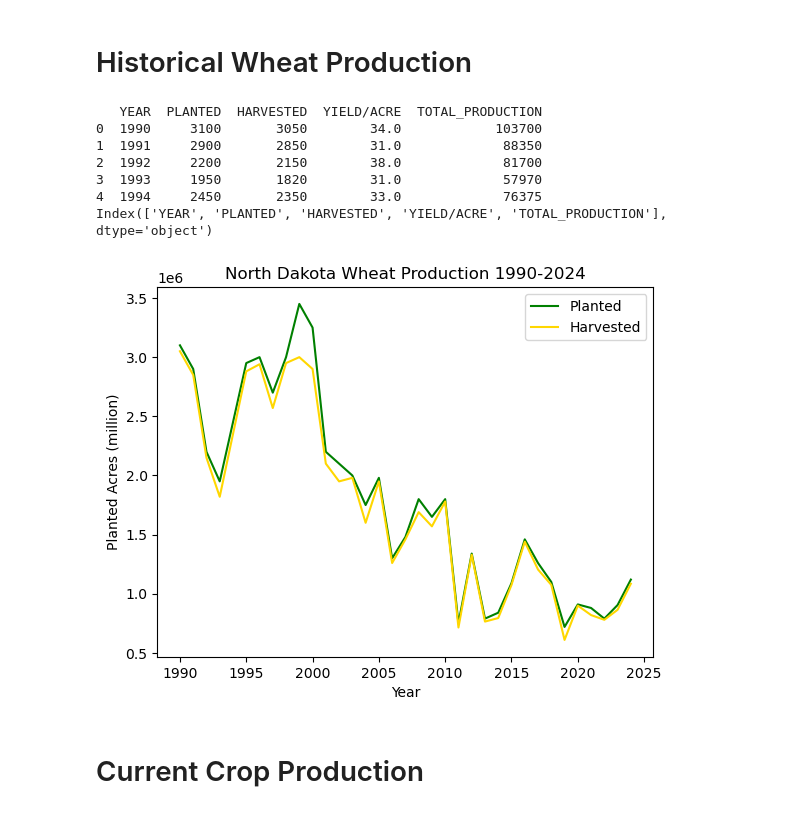
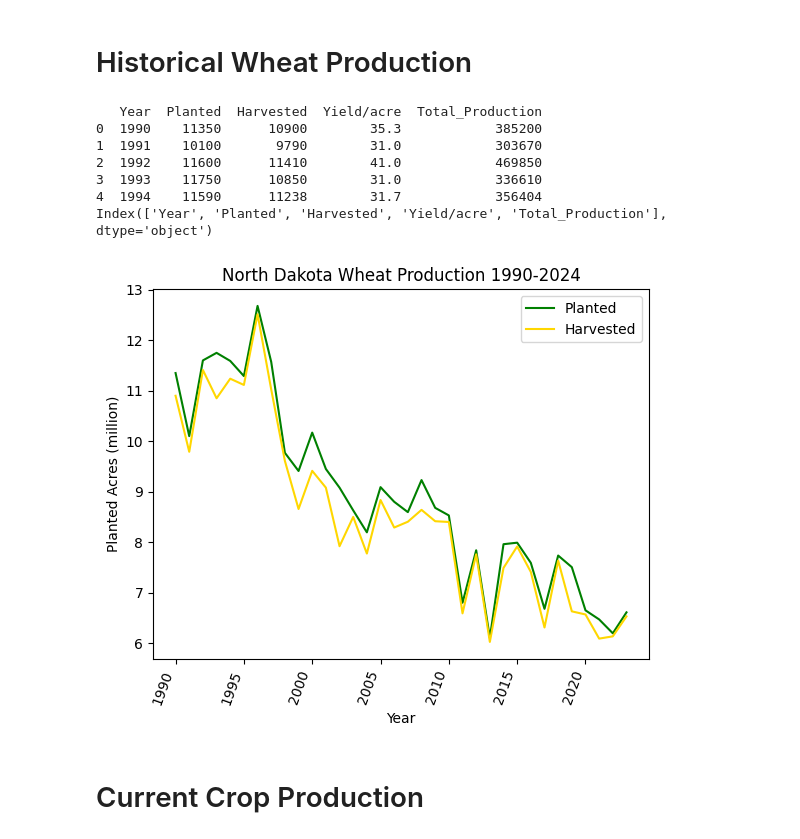
Before and after one commit to JarKanni/nd_wheat, a Jupyter notebook: nd_wheat.ipynb, the cells around one changed output. Drawn from its saved outputs; the diff is of its cells as text; code cells hidden in the pictures.

Commit message:
fixed graphs with correct data

```diff
--- a/nd_wheat.ipynb
+++ b/nd_wheat.ipynb
@@ -4,41 +4,43 @@ import matplotlib.pyplot as plt
 # %% [markdown]
 # Historical Wheat Production
 # %%
-wheat = pd.read_csv("C:/users/jarka/wondering/nd_wheat/nd_hist.csv", index_col=False, thousands=',')
+wheat = pd.read_csv("~/wondering/nd_wheat/ND_hist.csv", index_col=False, thousands=',')
 
 print(wheat.head())
 
 print(wheat.columns)
 # %% [output]
-   YEAR  PLANTED  HARVESTED  YIELD/ACRE  TOTAL_PRODUCTION
-0  1990     3100       3050        34.0            103700
-1  1991     2900       2850        31.0             88350
-2  1992     2200       2150        38.0             81700
-3  1993     1950       1820        31.0             57970
-4  1994     2450       2350        33.0             76375
-Index(['YEAR', 'PLANTED', 'HARVESTED', 'YIELD/ACRE', 'TOTAL_PRODUCTION'], dtype='object')
+   Year  Planted  Harvested  Yield/acre  Total_Production
+0  1990    11350      10900        35.3            385200
+1  1991    10100       9790        31.0            303670
+2  1992    11600      11410        41.0            469850
+3  1993    11750      10850        31.0            336610
+4  1994    11590      11238        31.7            356404
+Index(['Year', 'Planted', 'Harvested', 'Yield/acre', 'Total_Production'], dtype='object')
 # %%
 
 #wheat.plot(kind='line', x='YEAR', y='PLANTED')
 #wheat.plot(kind='line', x='YEAR', y='YIELD/ACRE')
 
-year = wheat['YEAR']
-planted = wheat['PLANTED']*1000
-harvested = wheat['HARVESTED']*1000
+year = wheat['Year']
+planted = wheat['Planted']/1000
+harvested = wheat['Harvested']/1000
 
 plt.plot(year, planted, color='green')
 plt.plot(year, harvested, color='gold')
+
+plt.xticks(rotation=70, ha='right')
 
 plt.xlabel('Year')
 plt.ylabel('Planted Acres (million)')
 plt.title('North Dakota Wheat Production 1990-2024')
 
 plt.legend(['Planted','Harvested'])
 
 plt.savefig(fname='ND_wheat_graph.png', format='png')
 plt.show()
 # %% [output]
-[figure, old version]
+[figure, new version]
 # %% [markdown]
 # Current Crop Production
 # %%
```
Also changed, not shown: parts of 1 cell of this notebook, 4 other files.
